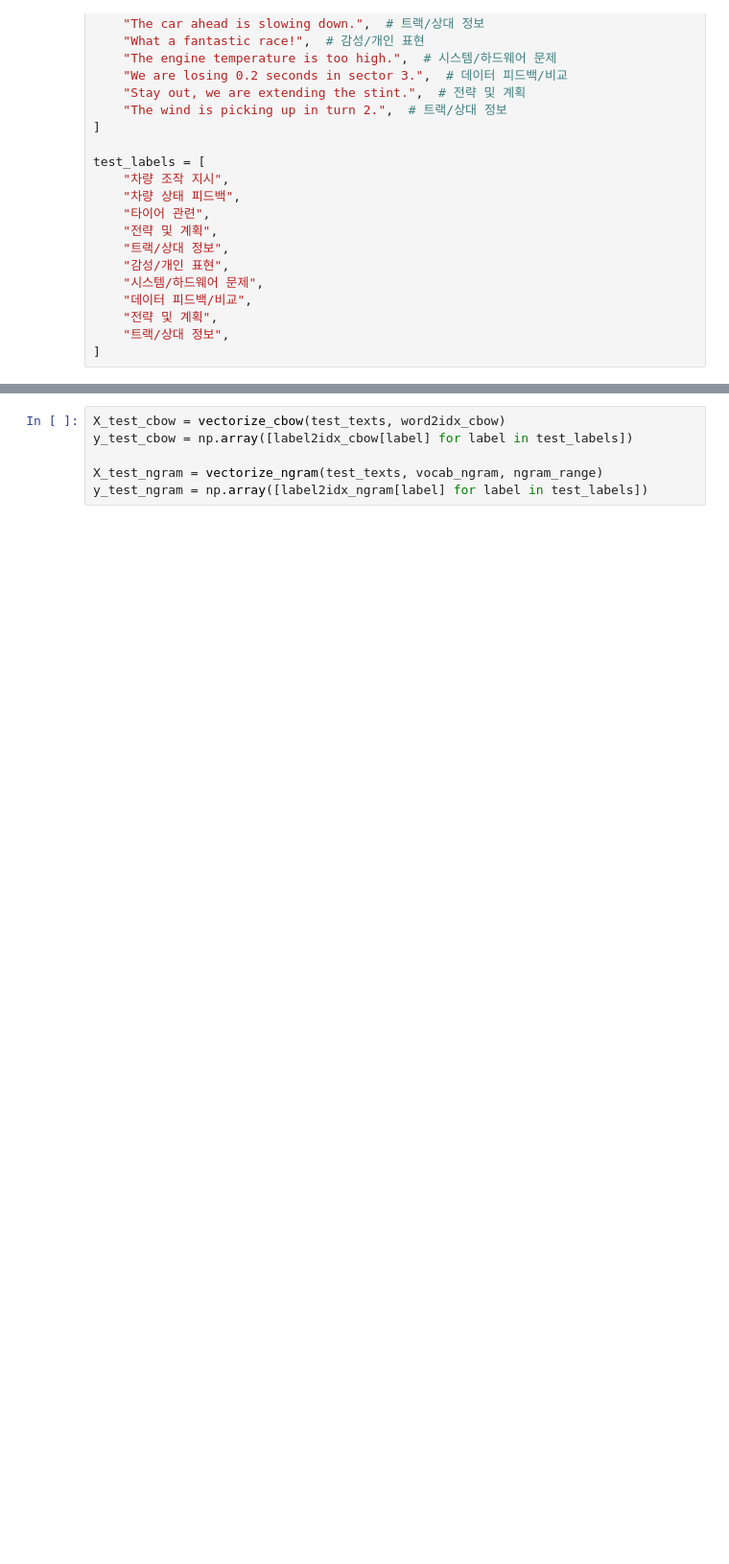
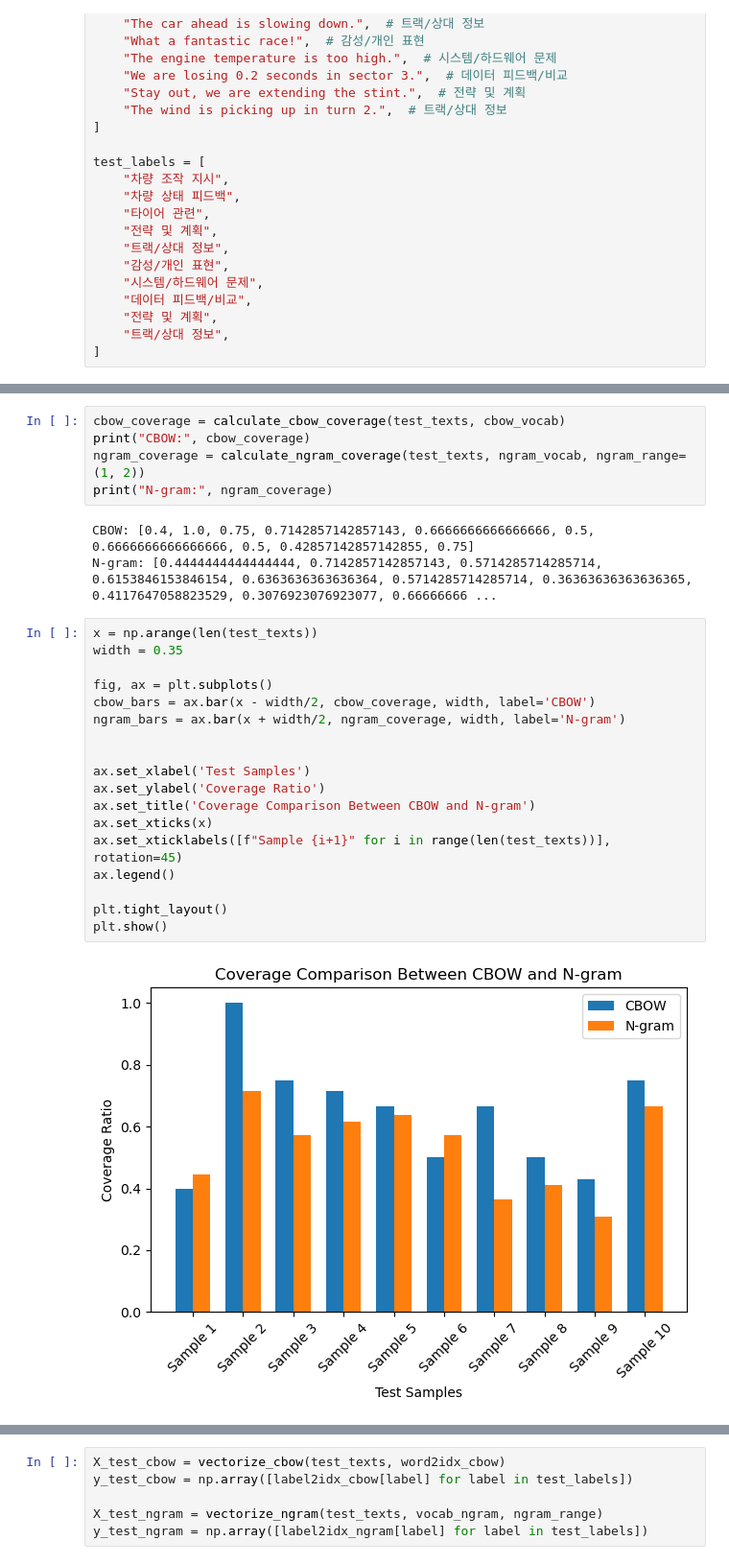
Before and after one commit to Fa1tumn/Formula-one-race-radio-classification, a Jupyter notebook: analysis.ipynb, the cells around one changed output, grey strips where cells are left out. Shown: that part at 96% size. Saved outputs shown, nothing was run; the diff lists cells and outputs as text; blank space fills up the shorter version.

```diff
--- a/analysis.ipynb
+++ b/analysis.ipynb
@@ -91,0 +136,28 @@ test_labels = [
+# %%
+cbow_coverage = calculate_cbow_coverage(test_texts, cbow_vocab)
+print("CBOW:", cbow_coverage)
+ngram_coverage = calculate_ngram_coverage(test_texts, ngram_vocab, ngram_range=(1, 2))
+print("N-gram:", ngram_coverage)
+# %% [output]
+CBOW: [0.4, 1.0, 0.75, 0.7142857142857143, 0.6666666666666666, 0.5, 0.6666666666666666, 0.5, 0.42857142857142855, 0.75]
+N-gram: [0.4444444444444444, 0.7142857142857143, 0.5714285714285714, 0.6153846153846154, 0.6363636363636364, 0.5714285714285714, 0.36363636363636365, 0.4117647058823529, 0.3076923076923077, 0.66666666 ...
+# %%
+x = np.arange(len(test_texts))
+width = 0.35
+
+fig, ax = plt.subplots()
+cbow_bars = ax.bar(x - width/2, cbow_coverage, width, label='CBOW')
+ngram_bars = ax.bar(x + width/2, ngram_coverage, width, label='N-gram')
+
+
+ax.set_xlabel('Test Samples')
+ax.set_ylabel('Coverage Ratio')
+ax.set_title('Coverage Comparison Between CBOW and N-gram')
+ax.set_xticks(x)
+ax.set_xticklabels([f"Sample {i+1}" for i in range(len(test_texts))], rotation=45)
+ax.legend()
+
+plt.tight_layout()
+plt.show()
+# %% [output]
+[figure, added]
```
Also changed, not shown: parts of 7 cells of this notebook, 4 other files.
